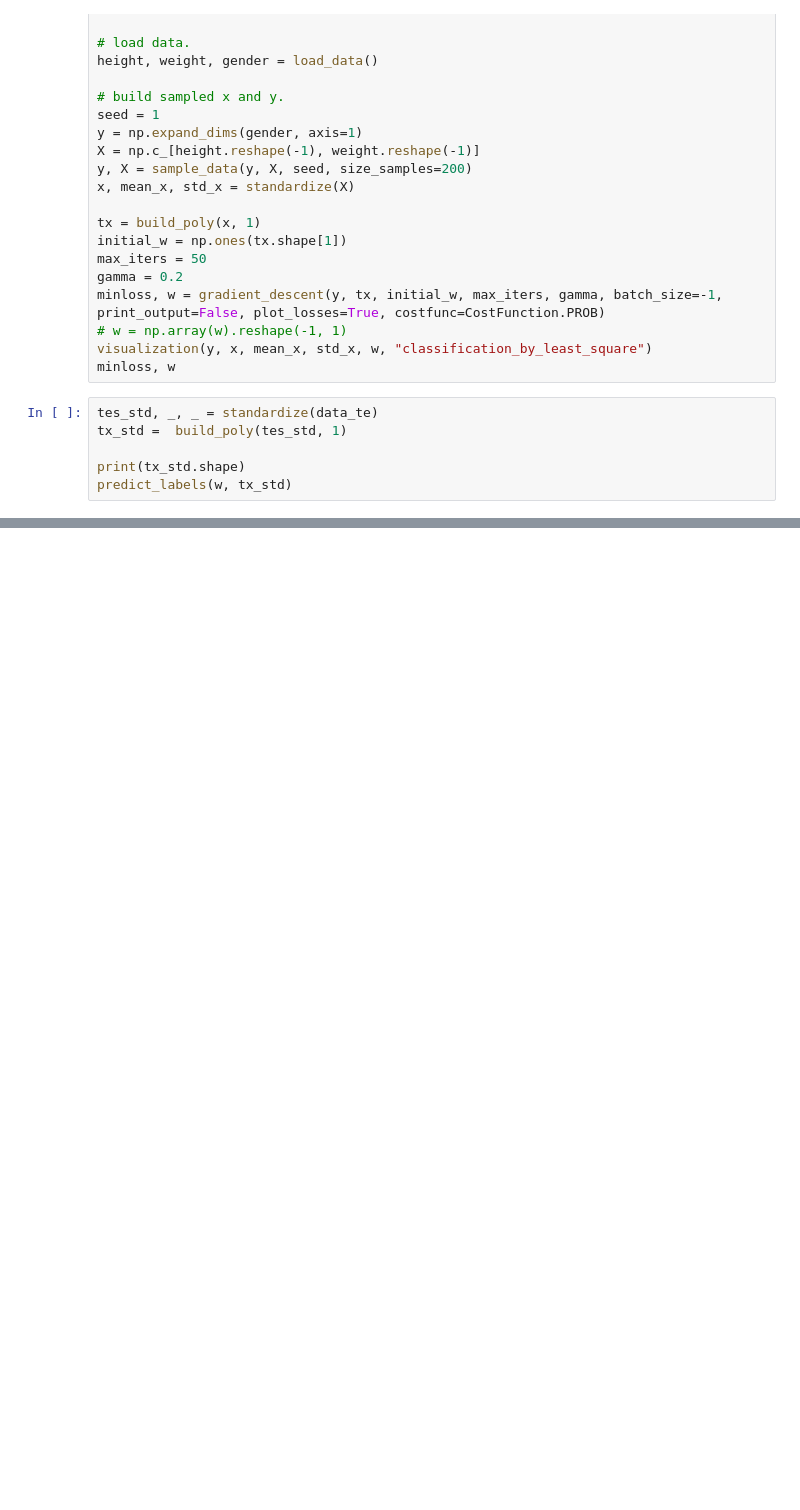
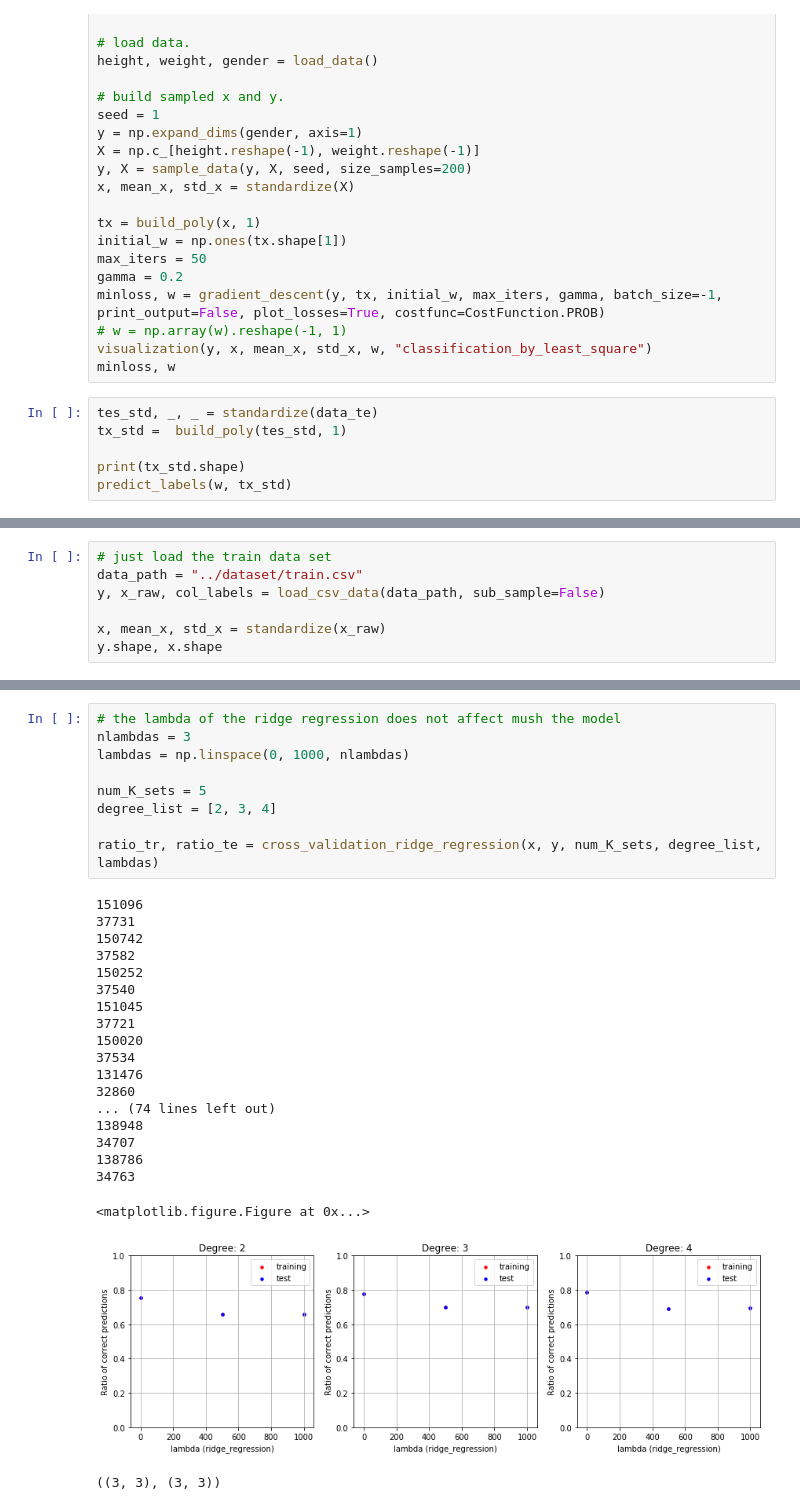
Before and after one commit to NiccoloSacchi/ml-boson, a Jupyter notebook: scripts/findBoson.ipynb, the cells around one changed output, grey strips where cells are left out. Saved outputs shown, nothing was run; the diff lists cells and outputs as text; blank space fills up the shorter version.

```diff
--- a/scripts/findBoson.ipynb
+++ b/scripts/findBoson.ipynb
@@ -76,0 +88,7 @@ predict_labels(w, tx_std)
+# %%
+# just load the train data set
+data_path = "../dataset/train.csv"
+y, x_raw, col_labels = load_csv_data(data_path, sub_sample=False)
+
+x, mean_x, std_x = standardize(x_raw)
+y.shape, x.shape
@@ -76,0 +151,30 @@ predict_labels(w, tx_std)
+# %%
+# the lambda of the ridge regression does not affect mush the model
+nlambdas = 3
+lambdas = np.linspace(0, 1000, nlambdas)
+
+num_K_sets = 5
+degree_list = [2, 3, 4]
+
+ratio_tr, ratio_te = cross_validation_ridge_regression(x, y, num_K_sets, degree_list, lambdas)
+# %% [output]
+151096
+37731
+150742
+37582
+150252
+37540
+151045
+37721
+150020
+37534
+131476
+32860
+... (74 lines left out)
+138948
+34707
+138786
+34763
+<matplotlib.figure.Figure at 0x...>
+[figure, added]
+((3, 3), (3, 3))
```
Also changed, not shown: parts of 8 cells of this notebook, 2 other files.
